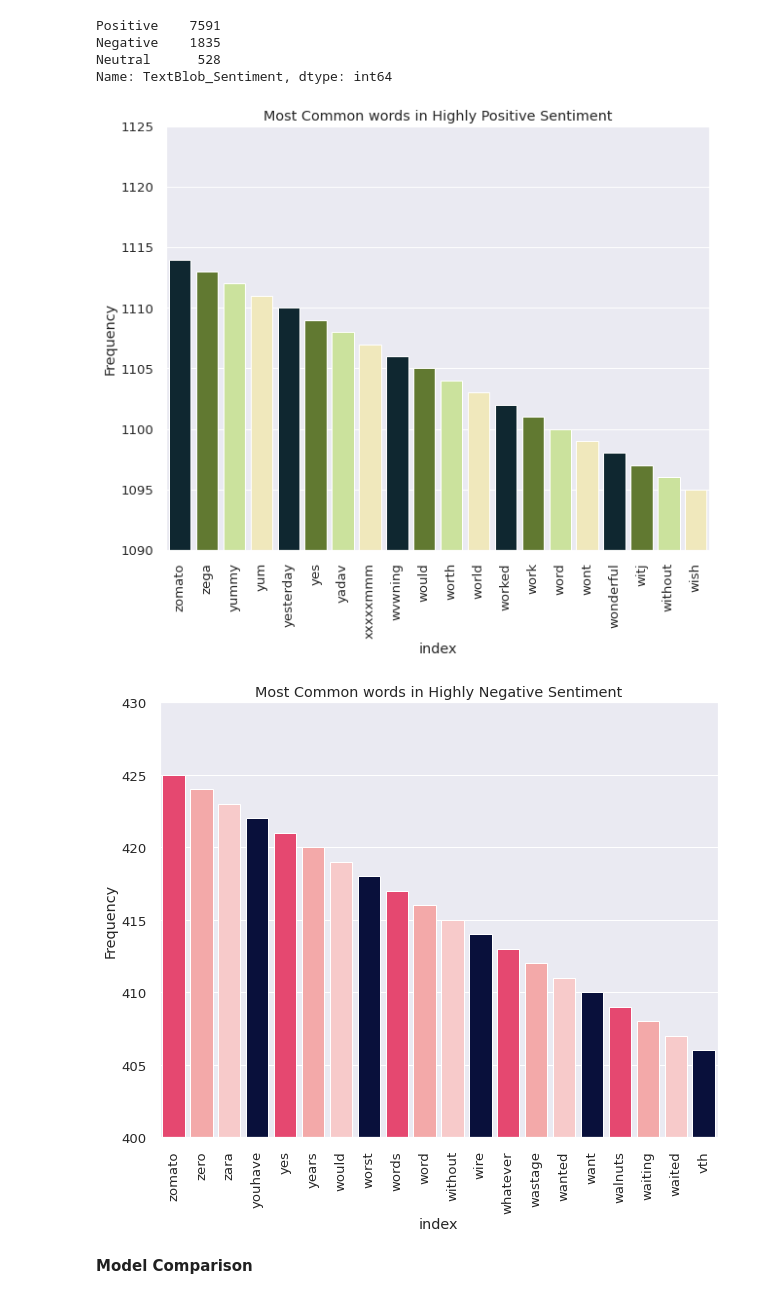
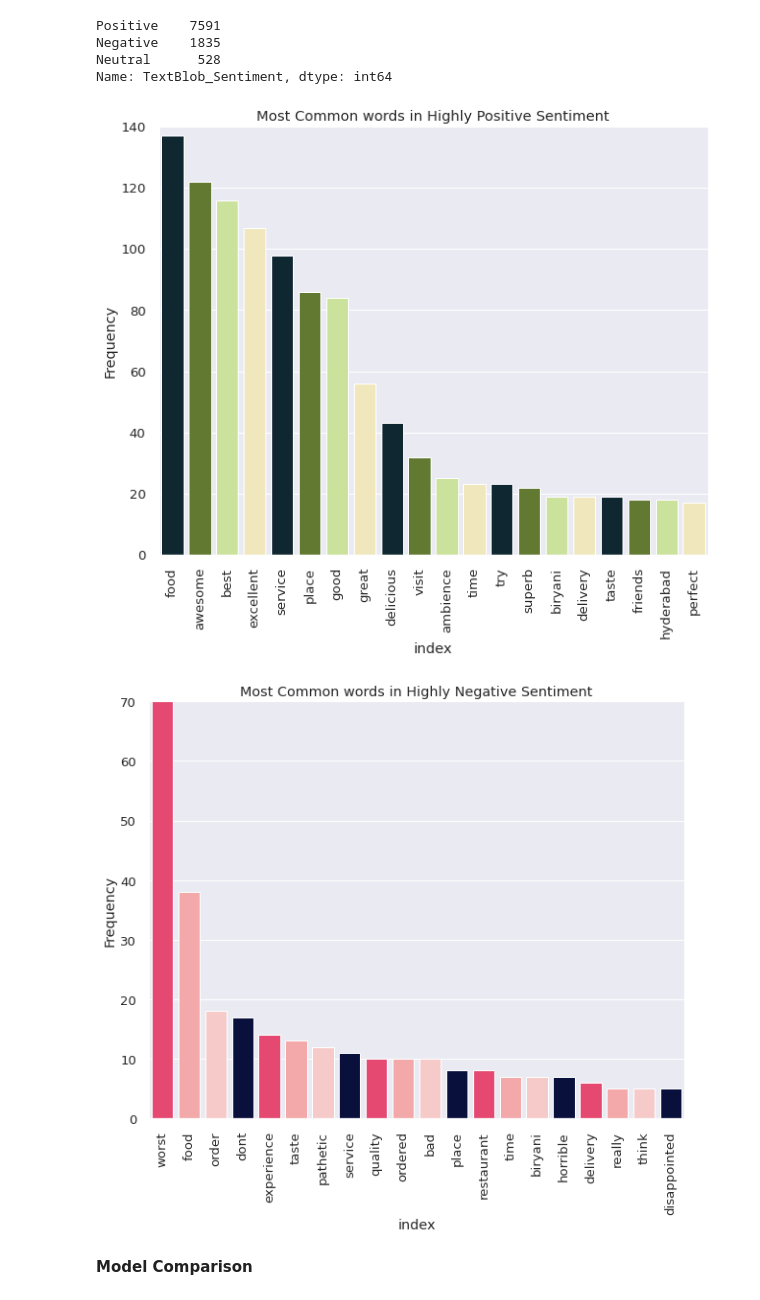
Before and after one commit to SethupathyM/Unsupervised_ML_Clustering_and_Sentiment_Analysis_Zomato_Restaurant, a Jupyter notebook: Zomato_Restaurant_Clustering_and_Sentiment_Analysis_.ipynb, the cells around one changed output. Drawn from its saved outputs; the diff is of its cells as text; code cells hidden in the pictures.

```diff
--- a/Zomato_Restaurant_Clustering_and_Sentiment_Analysis_.ipynb
+++ b/Zomato_Restaurant_Clustering_and_Sentiment_Analysis_.ipynb
@@ -1408,16 +1408,16 @@ Neutral      528
 Name: TextBlob_Sentiment, dtype: int64
 # %%
 # Most Common words in Highly Positive Sentiment
-common_words(merged_df[merged_df['TextBlob_Polarity'] > 0.80],1090,1125,'Most Common words in Highly Positive Sentiment',
+word_frequency(merged_df[merged_df['TextBlob_Polarity'] > 0.80],0,140,'Most Common words in Highly Positive Sentiment',
              ['#092A35','#658525','#CFEE91','#F8EEB4'])
 # %% [output]
-[figure, old version]
+[figure, new version]
 # %%
 # Most Common words in Highly Negative Sentiment
-common_words(merged_df[merged_df['TextBlob_Polarity'] < -0.80],400,430,'Most Common words in Highly Negative Sentiment',
+word_frequency(merged_df[merged_df['TextBlob_Polarity'] < -0.80],0,70,'Most Common words in Highly Negative Sentiment',
              ['#FF2E63','#FF9D9D','#FFC2C2','#010A43'])
 # %% [output]
-[figure, old version]
+[figure, new version]
 # %% [markdown]
 **Model Comparison**
 # %%
```
Also changed, not shown: parts of 10 cells of this notebook.
